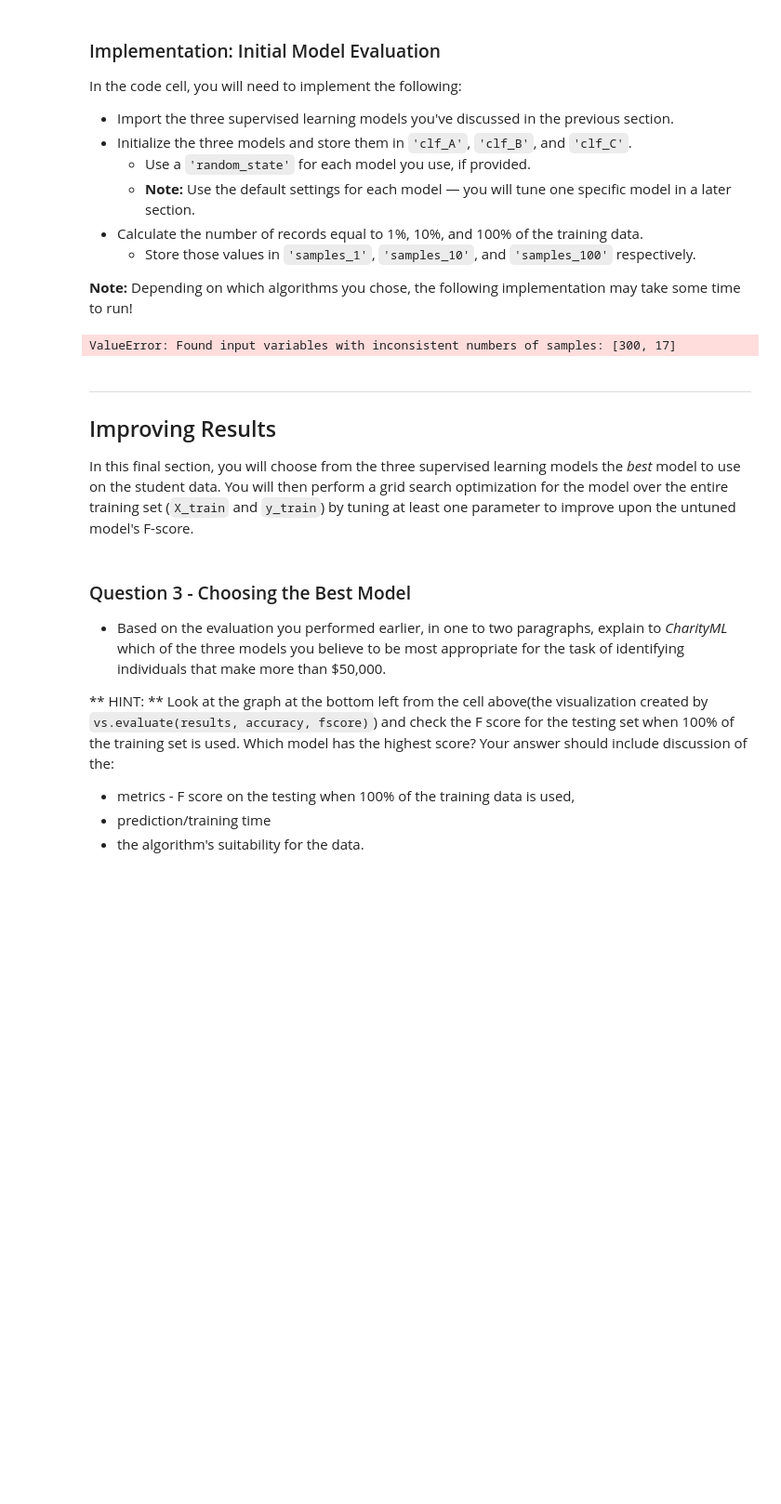
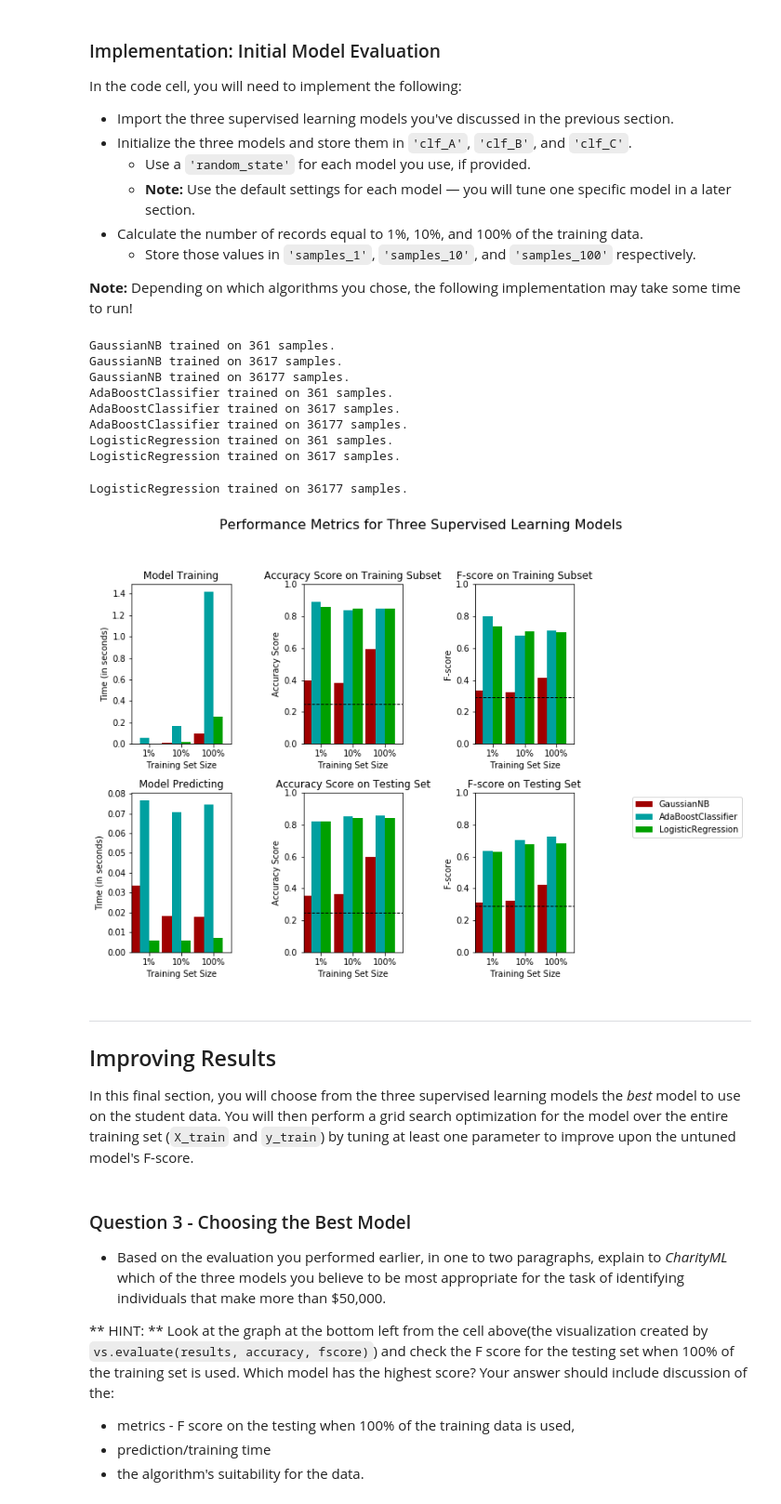
Before and after one commit to andrewcharlesdavis/ML-Eng-GitLearnt, a Jupyter notebook: finding_donors.ipynb, the cells around one changed output. Shown: that part at 93% size. Saved outputs shown, nothing was run; the diff lists cells and outputs as text; code cells hidden in the pictures; blank space fills up the shorter version.

```diff
--- a/finding_donors.ipynb
+++ b/finding_donors.ipynb
@@ -347,6 +355,9 @@ In the code block below, you will need to implement the following:
 # %%
 # TODO: Import two metrics from sklearn - fbeta_score and accuracy_score
 from sklearn.metrics import fbeta_score, accuracy_score
+
+print("X-train = {}".format(X_train.shape[0]))
+print("y-train = {}".format(y_train.shape[0]))
 
 def train_predict(learner, sample_size, X_train, y_train, X_test, y_test):
     '''
@@ -362,7 +373,7 @@ def train_predict(learner, sample_size, X_train, y_train, X_test, y_test):
 
     # TODO: Fit the learner to the training data using slicing with 'sample_size' using .fit(training_features[:], training_labels[:])
     start = time() # Get start time
-    learner = learner.fit(X_train[:],y_train[:])
+    learner = learner.fit(X_train[:sample_size],y_train[:sample_size])
     end = time() # Get end time
     LearnTime = end-start
 
@@ -383,17 +394,17 @@ def train_predict(learner, sample_size, X_train, y_train, X_test, y_test):
     results['pred_time'] = pend - pstart
 
     # TODO: Compute accuracy on the first 300 training samples which is y_train[:300]
-    results['acc_train'] = accuracy_score(y_train[:300],'predictions_train')
+    results['acc_train'] = accuracy_score(y_train[:300],predictions_train)
 
     # TODO: Compute accuracy on test set using accuracy_score()
-    results['acc_test'] = accuracy_score(y_test,'predictions_test')
+    results['acc_test'] = accuracy_score(y_test,predictions_test)
 
     # TODO: Compute F-score on the the first 300 training samples using fbeta_score()
     #Using Beta=0.5 for both F-Scores, looked up parameters to pass here.  https://scikit-learn.org/stable/modules/generated/sklearn.metrics.fbeta_score.html
-    results['f_train'] = fbeta_score(y_train[:300], 'predictions_train', 0,5)
+    results['f_train'] = fbeta_score(y_train[:300], predictions_train, 0.5)
 
     # TODO: Compute F-score on the test set which is y_test
-    results['f_test'] = fbeta_score(y_test, 'predictions_test', 0.5)
+    results['f_test'] = fbeta_score(y_test, predictions_test, 0.5)
 
     # Success
     print("{} trained on {} samples.".format(learner.__class__.__name__, sample_size))
@@ -414,35 +428,44 @@ In the code cell, you will need to implement the following:
 # %%
 # TODO: Import the three supervised learning models from sklearn
 from sklearn.ensemble import AdaBoostClassifier
 from sklearn.naive_bayes import GaussianNB
 from sklearn.linear_model import LogisticRegression
 
 # TODO: Initialize the three models
 clf_A = GaussianNB()
 clf_B = AdaBoostClassifier(random_state = 42)
 clf_C = LogisticRegression(random_state = 42)
 
 # TODO: Calculate the number of samples for 1%, 10%, and 100% of the training data
 # HINT: samples_100 is the entire training set i.e. len(y_train)
 # HINT: samples_10 is 10% of samples_100 (ensure to set the count of the values to be `int` and not `float`)
 # HINT: samples_1 is 1% of samples_100 (ensure to set the count of the values to be `int` and not `float`)
 samples_100 = len(X_train)
-samples_10 = int(float(len(X_train)/10))
-samples_1 = int(float(len(X_train)/100))
+samples_10 = int((len(X_train)/10))
+samples_1 = int((len(X_train)/100))
 
 # Collect results on the learners
 results = {}
 for clf in [clf_A, clf_B, clf_C]:
     clf_name = clf.__class__.__name__
     results[clf_name] = {}
     for i, samples in enumerate([samples_1, samples_10, samples_100]):
         results[clf_name][i] = \
         train_predict(clf, samples, X_train, y_train, X_test, y_test)
 
 # Run metrics visualization for the three supervised learning models chosen
 vs.evaluate(results, accuracy, fscore)
 # %% [output]
-ValueError: Found input variables with inconsistent numbers of samples: [300, 17]
+GaussianNB trained on 361 samples.
+GaussianNB trained on 3617 samples.
+GaussianNB trained on 36177 samples.
+AdaBoostClassifier trained on 361 samples.
+AdaBoostClassifier trained on 3617 samples.
+AdaBoostClassifier trained on 36177 samples.
+LogisticRegression trained on 361 samples.
+LogisticRegression trained on 3617 samples.
+LogisticRegression trained on 36177 samples.
+[figure, added]
 # %% [markdown]
 ----
 ## Improving Results
```
Also changed, not shown: parts of 18 cells of this notebook.
